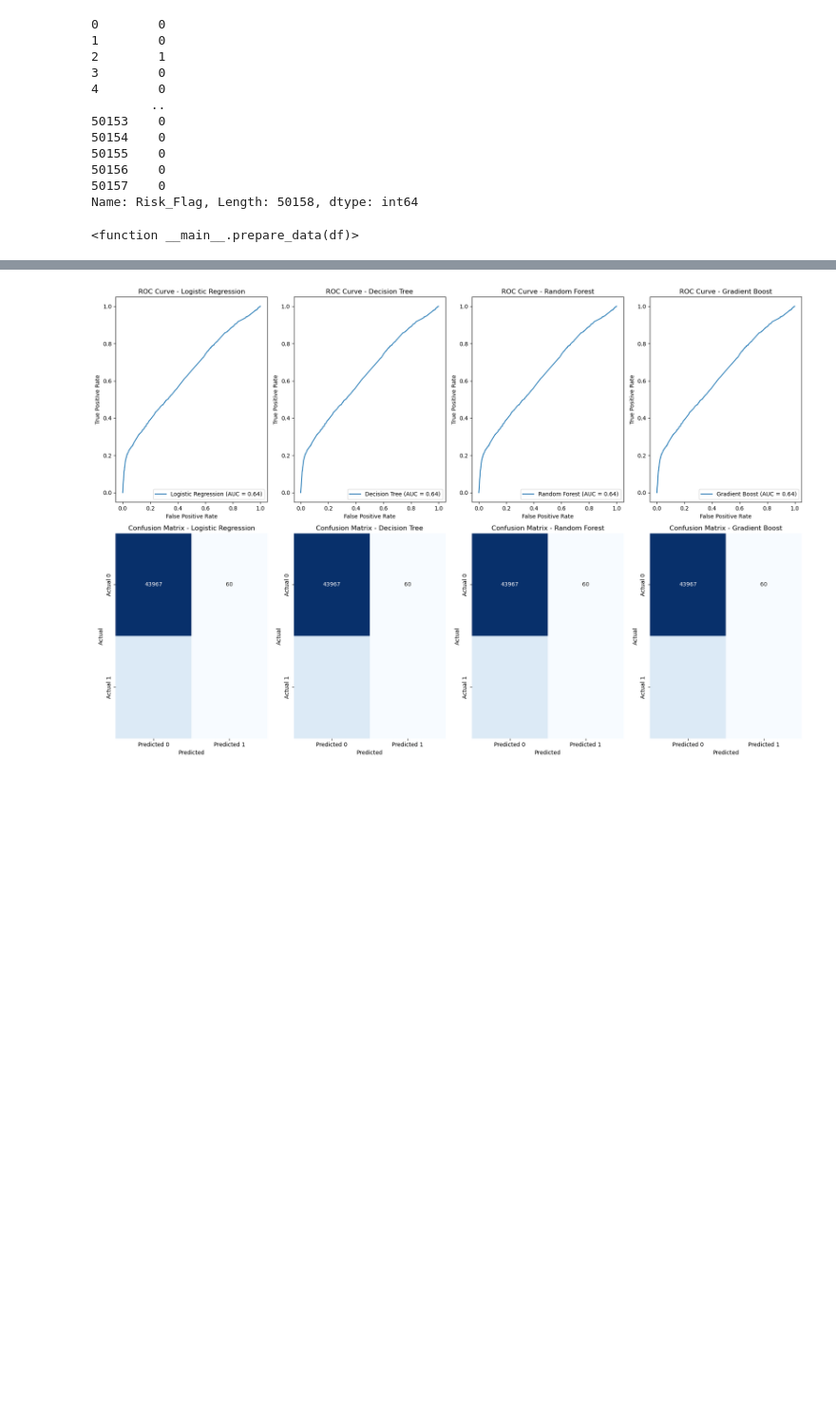
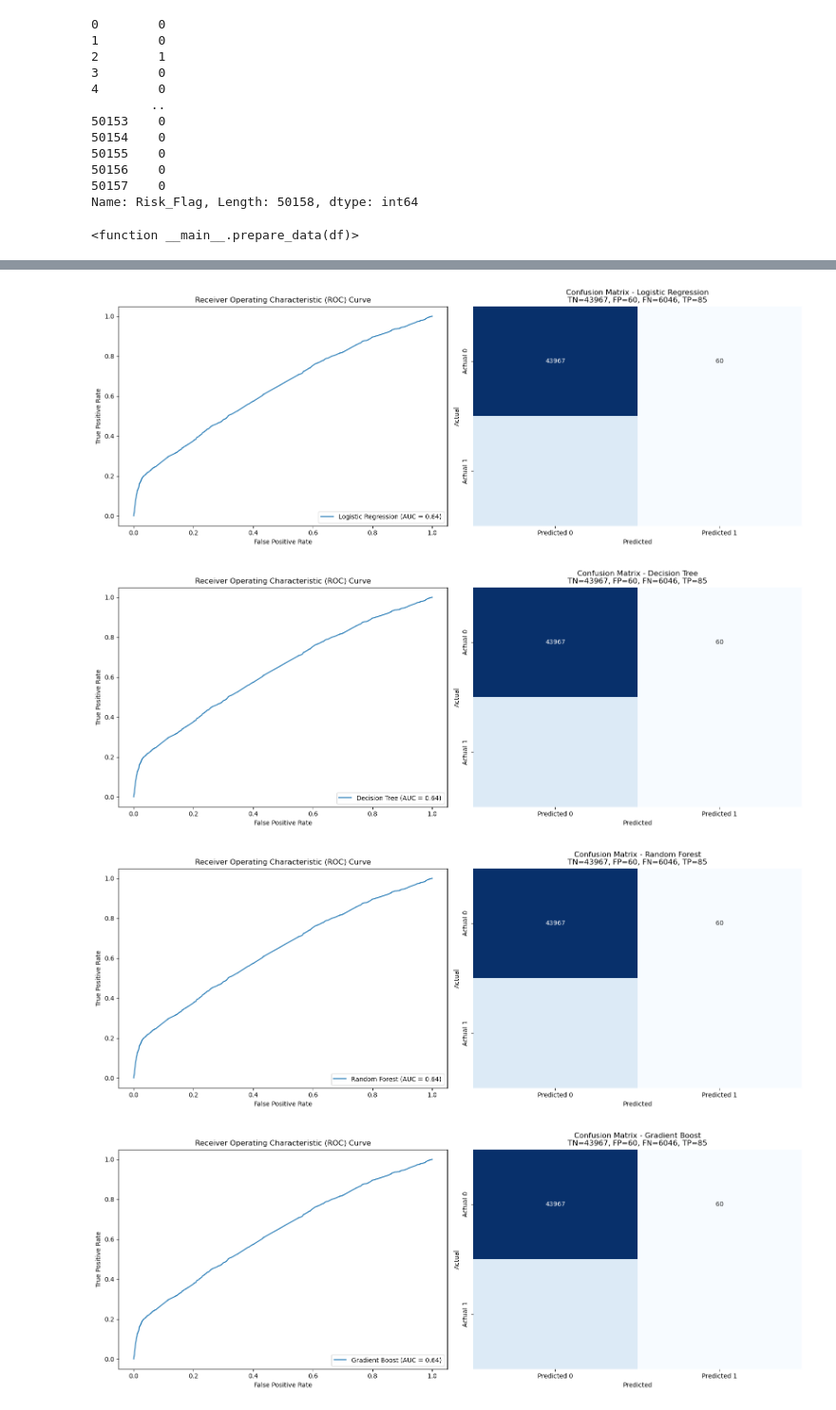
Before and after one commit to AnjanaZha/Big_Data_assignment, a Jupyter notebook: spark_loan part 01.ipynb, the cells around one changed output, grey strips where cells are left out. Shown at 95% size. Drawn from its saved outputs; the diff is of its cells as text; code cells hidden in the pictures; blank space fills up the shorter version.

```diff
--- a/spark_loan part 01.ipynb
+++ b/spark_loan part 01.ipynb
@@ -261,7 +304,7 @@ import matplotlib.pyplot as plt
 from sklearn.metrics import roc_curve, roc_auc_score
 
 # Load the CSV file
-df = pd.read_csv('predictions.csv')
+df = pd.read_csv('prediction3.csv')
 
 # Inspect the first few rows of the dataframe to check the column names and data types
 print(df.head())
@@ -512,14 +555,11 @@ def prepare_data(df):
 
 # Load the CSV files
 dfs = {
-    'Logistic Regression': pd.read_csv('prediction01.csv'),
-    'Decision Tree': pd.read_csv('prediction01.csv'),
-    'Random Forest': pd.read_csv('prediction01.csv'),
-    'Gradient Boost': pd.read_csv('prediction01.csv')
+    'Logistic Regression': pd.read_csv('prediction2.csv'),
+    'Decision Tree': pd.read_csv('prediction2.csv'),
+    'Random Forest': pd.read_csv('prediction2.csv'),
+    'Gradient Boost': pd.read_csv('prediction2.csv')
 }
-
-# Plot ROC curves
-plt.figure(figsize=(16, 6))
 
 for model_name, df in dfs.items():
     true_labels, predicted_probabilities = prepare_data(df)
@@ -527,6 +567,9 @@ for model_name, df in dfs.items():
     # Compute the ROC curve
     fpr, tpr, _ = roc_curve(true_labels, predicted_probabilities)
     roc_auc = roc_auc_score(true_labels, predicted_probabilities)
+
+    # Create a new figure for each model
+    plt.figure(figsize=(16, 6))
 
     # Plot ROC curve
     plt.subplot(1, 2, 1)
@@ -549,5 +592,6 @@ for model_name, df in dfs.items():
     plt.ylabel('Actual')
     plt.tight_layout()
 
-plt.show()
+    # Show the figure
+    plt.show()
 # %% [output]
@@ -568,49 +615,59 @@ def prepare_data(df):
     true_labels = df['Risk_Flag'].apply(lambda x: 1 if x == 1 else 0)
     return true_labels, df['probability']
 
 # Load the CSV files
 dfs = {
-    'Logistic Regression': pd.read_csv('prediction01.csv'),
-    'Decision Tree': pd.read_csv('prediction01.csv'),
-    'Random Forest': pd.read_csv('prediction01.csv'),
-    'Gradient Boost': pd.read_csv('prediction01.csv')
-    # Add more models as needed, ensuring each CSV file contains 'probability' and 'Risk_Flag' columns
+    'Logistic Regression': pd.read_csv('prediction3.csv'),
+    'Decision Tree': pd.read_csv('prediction3.csv'),
+    'Random Forest': pd.read_csv('prediction3.csv'),
+    'Gradient Boost': pd.read_csv('prediction3.csv')
 }
 
-# Plot ROC curves and confusion matrices
-plt.figure(figsize=(18, 12))
-
-plot_idx = 1
 for model_name, df in dfs.items():
     true_labels, predicted_probabilities = prepare_data(df)
 
     # Compute the ROC curve
     fpr, tpr, _ = roc_curve(true_labels, predicted_probabilities)
     roc_auc = roc_auc_score(true_labels, predicted_probabilities)
 
+    # Create a new figure for each model
+    plt.figure(figsize=(16, 6))
+
     # Plot ROC curve
-    plt.subplot(2, len(dfs), plot_idx)
+    plt.subplot(1, 2, 1)
     plt.plot(fpr, tpr, label=f"{model_name} (AUC = {roc_auc:.2f})")
     plt.xlabel('False Positive Rate')
     plt.ylabel('True Positive Rate')
-    plt.title(f'ROC Curve - {model_name}')
+    plt.title('Receiver Operating Characteristic (ROC) Curve')
     plt.legend(loc="lower right")
 
     # Compute confusion matrix
     cm = confusion_matrix(true_labels, np.round(predicted_probabilities))
 
-    # Plot confusion matrix
-    plt.subplot(2, len(dfs), plot_idx + len(dfs))
+    # Extract TN, FP, FN, TP
+    tn, fp, fn, tp = cm.ravel()
+
+    # Create a DataFrame to add the values for better display
+    cm_df = pd.DataFrame(cm, index=['Actual 0', 'Actual 1'], columns=['Predicted 0', 'Predicted 1'])
+    cm_df.index.name = 'Actual'
+    cm_df.columns.name = 'Predicted'
+    cm_df.loc['Total'] = cm_df.sum()
+    cm_df['Total'] = cm_df.sum(axis=1)
+
+    # Plot confusion matrix with annotations
+    plt.subplot(1, 2, 2)
     sns.heatmap(cm, annot=True, fmt='d', cmap='Blues', cbar=False,
                 xticklabels=['Predicted 0', 'Predicted 1'],
                 yticklabels=['Actual 0', 'Actual 1'])
-    plt.title(f'Confusion Matrix - {model_name}')
+    plt.title(f'Confusion Matrix - {model_name}\nTN={tn}, FP={fp}, FN={fn}, TP={tp}')
     plt.xlabel('Predicted')
     plt.ylabel('Actual')
+    plt.tight_layout()
 
-    plot_idx += 1
-
-plt.tight_layout()
-plt.show()
+    # Show the figure
+    plt.show()
 # %% [output]
-[figure, old version]
+[figure, new version]
+[figure, added]
+[figure, added]
+[figure, added]
```
Also changed, not shown: parts of 12 cells of this notebook.
